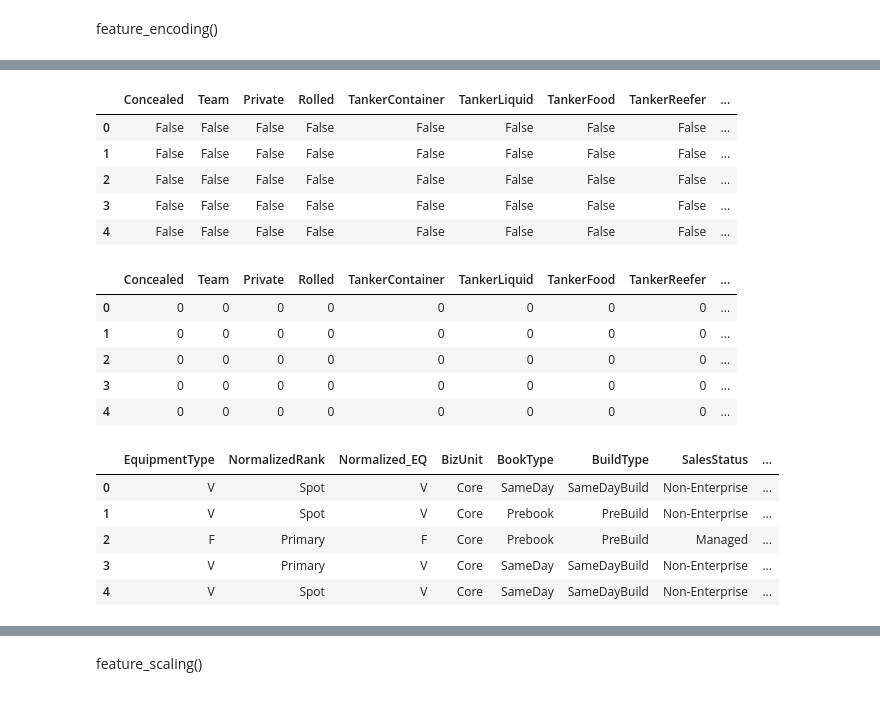
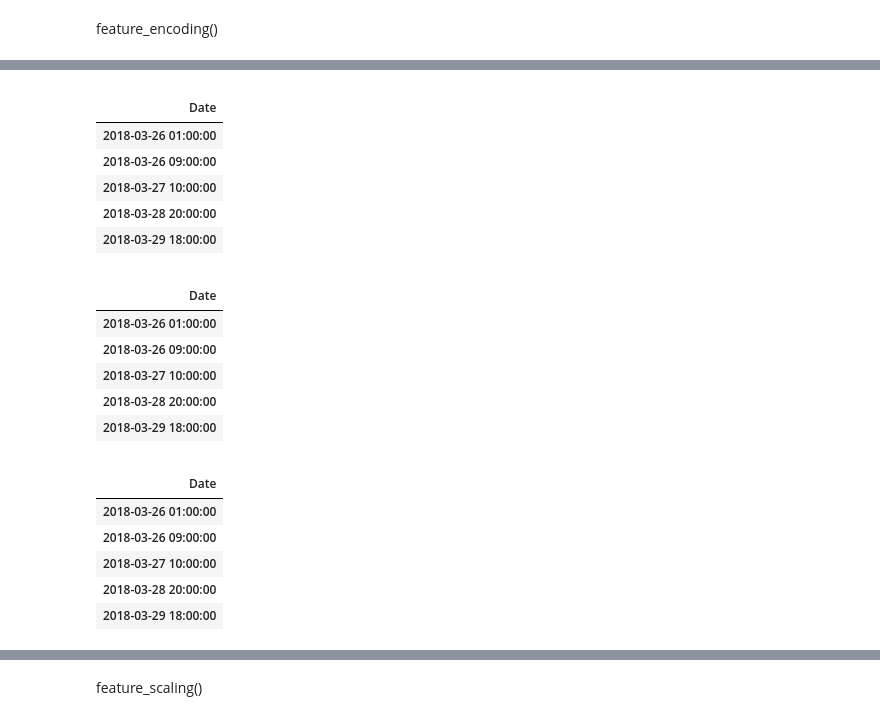
Before and after one commit to Rain-Elutions/Data-Processing-Automation, a Jupyter notebook: test.ipynb, the cells around one changed output, grey strips where cells are left out. Drawn from its saved outputs; the diff is of its cells as text; code cells hidden in the pictures.

```diff
--- a/test.ipynb
+++ b/test.ipynb
@@ -236,36 +240,39 @@ object     11
 Name: count, dtype: int64
 # %%
-be = BinaryEncoding(df, 'TotalCostUSD')
+be = BinaryEncoding(df, 'HPBH:221F008 Stanlow')
 bool_cols = be.get_columns()
 df[bool_cols].head()
 # %% [output]
-|  | Concealed | Team | Private | Rolled | TankerContainer | TankerLiquid | TankerFood | TankerReefer | ... |
-| 0 | False | False | False | False | False | False | False | False | ... |
-| 1 | False | False | False | False | False | False | False | False | ... |
-| 2 | False | False | False | False | False | False | False | False | ... |
-| 3 | False | False | False | False | False | False | False | False | ... |
-| 4 | False | False | False | False | False | False | False | False | ... |
+|  |
+| Date |
+| 2018-03-26 01:00:00 |
+| 2018-03-26 09:00:00 |
+| 2018-03-27 10:00:00 |
+| 2018-03-28 20:00:00 |
+| 2018-03-29 18:00:00 |
 # %%
 df = be.encode()
 df[bool_cols].head()
 # %% [output]
-|  | Concealed | Team | Private | Rolled | TankerContainer | TankerLiquid | TankerFood | TankerReefer | ... |
-| 0 | 0 | 0 | 0 | 0 | 0 | 0 | 0 | 0 | ... |
-| 1 | 0 | 0 | 0 | 0 | 0 | 0 | 0 | 0 | ... |
-| 2 | 0 | 0 | 0 | 0 | 0 | 0 | 0 | 0 | ... |
-| 3 | 0 | 0 | 0 | 0 | 0 | 0 | 0 | 0 | ... |
-| 4 | 0 | 0 | 0 | 0 | 0 | 0 | 0 | 0 | ... |
+|  |
+| Date |
+| 2018-03-26 01:00:00 |
+| 2018-03-26 09:00:00 |
+| 2018-03-27 10:00:00 |
+| 2018-03-28 20:00:00 |
+| 2018-03-29 18:00:00 |
 # %%
-te = TargetEncoding(df, 'TotalCostUSD')
+te = TargetEncoding(df, 'HPBH:221F008 Stanlow')
 categorical_cols = te.get_columns()
 df[categorical_cols].head()
 # %% [output]
-|  | EquipmentType | NormalizedRank | Normalized_EQ | BizUnit | BookType | BuildType | SalesStatus | ... |
-| 0 | V | Spot | V | Core | SameDay | SameDayBuild | Non-Enterprise | ... |
-| 1 | V | Spot | V | Core | Prebook | PreBuild | Non-Enterprise | ... |
-| 2 | F | Primary | F | Core | Prebook | PreBuild | Managed | ... |
-| 3 | V | Primary | V | Core | SameDay | SameDayBuild | Non-Enterprise | ... |
-| 4 | V | Spot | V | Core | SameDay | SameDayBuild | Non-Enterprise | ... |
+|  |
+| Date |
+| 2018-03-26 01:00:00 |
+| 2018-03-26 09:00:00 |
+| 2018-03-27 10:00:00 |
+| 2018-03-28 20:00:00 |
+| 2018-03-29 18:00:00 |
 # %%
 df = te.encode()
 df[categorical_cols].head()
```
Also changed, not shown: parts of 23 cells of this notebook.
